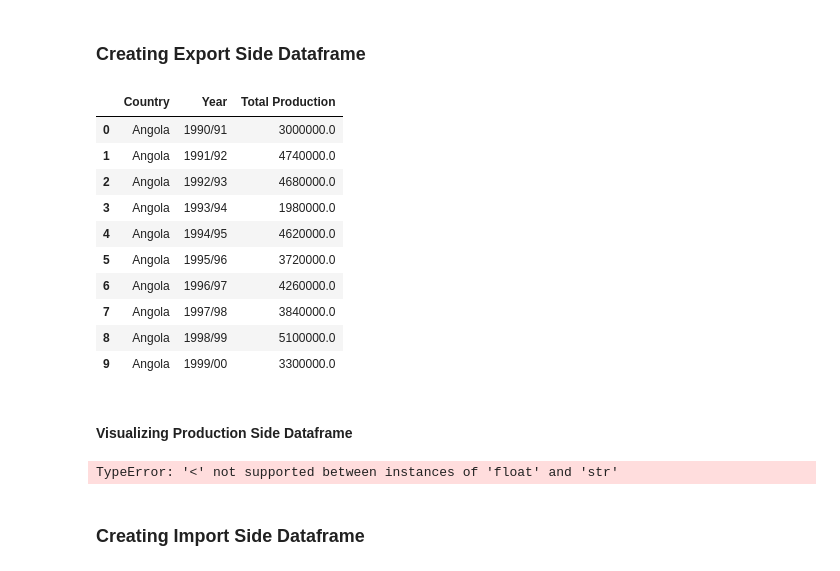
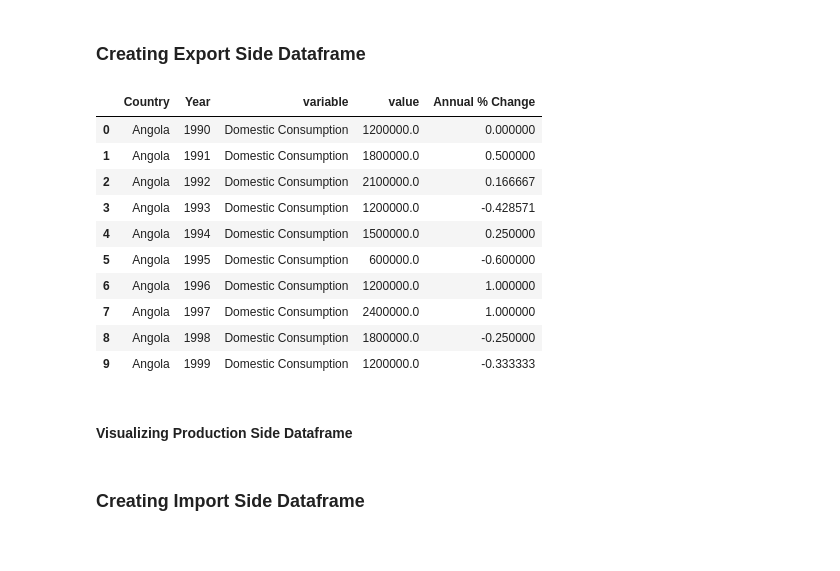
Before and after one commit to pinstripezebra/Coffee-Analysis, a Jupyter notebook: EDA_v2.ipynb, the cells around one changed output. Drawn from its saved outputs; the diff is of its cells as text; code cells hidden in the pictures.

```diff
--- a/EDA_v2.ipynb
+++ b/EDA_v2.ipynb
@@ -8,42 +8,51 @@ import os
 # %%
 # Getting the current working directory
 base_path = os.getcwd() + '//Data//'
 
 # Loading data and grouping to exclude coffee_type
-domestic_consumption = pd.read_csv(base_path + 'Coffee_domestic_consumption.csv').drop(columns = ['Total_domestic_consumption'])
-coffee_production = pd.read_csv(base_path + 'Coffee_production.csv').drop(columns = ['Total_production'])
+domestic_consumption = pd.read_csv(base_path + 'Coffee_domestic_consumption.csv').drop(columns = ['Total_domestic_consumption', 'Coffee type'])
+coffee_production = pd.read_csv(base_path + 'Coffee_production.csv').drop(columns = ['Total_production', 'Coffee type'])
 coffee_export = pd.read_csv(base_path + 'Coffee_export.csv').drop(columns = ['Total_export'])
 
 # Pivoting dataframes long and grouping to exclude coffee type since this isnt captured in export dataset
 domestic_consumption = pd.melt(domestic_consumption, id_vars=['Country']).rename(columns = {'variable': 'Year',
                                                                                                            'value': 'Domestic Consumption'}).groupby(['Country', 'Year']).sum().reset_index()
 coffee_production = pd.melt(coffee_production, id_vars=['Country']).rename(columns = {'variable': 'Year',
                                                                                                            'value': 'Total Production'}).groupby(['Country', 'Year']).sum().reset_index()
 coffee_export = pd.melt(coffee_export, id_vars=['Country']).rename(columns = {'variable': 'Year','value': 'Total Export'}).groupby(['Country', 'Year']).sum().reset_index()
 
+# Calculating year to year percent change
+#domestic_consumption['Annual % Change'] = domestic_consumption['Domestic Consumption'].pct_change()
+#coffee_production['Annual % Change'] = coffee_production['Total Production'].pct_change()
+#coffee_export['Annual % Change'] = coffee_export['Total Export'].pct_change()
+
 # Merging
 export_df = domestic_consumption.merge(coffee_production, left_on=['Country',  'Year'],
                                     right_on=['Country',  'Year'])
 export_df['Year'] = export_df['Year'].str[:4]
 export_df = export_df.merge(coffee_export, left_on=['Country',  'Year'],
                                     right_on=['Country', 'Year'])
 
-# Pivoting long
-export_long_df = export_df.melt(id_vars=['Country', 'Year'])
+# Pivoting long and adding average change measure
+export_long_df = export_df.melt(id_vars=['Country', 'Year']).sort_values(by = ['Country', 'variable', 'Year'])
+export_long_df['Annual % Change'] = export_long_df['value'].pct_change()
+export_long_df = export_long_df.fillna(0)
+export_long_df['Annual % Change'] = np.where(export_long_df['Year'] == 1990, 0, export_long_df['Annual % Change'])
+
+
 export_long_df.head(10)
-coffee_production.head(10)
 # %% [output]
-|  | Country | Year | Total Production |
-| 0 | Angola | 1990/91 | 3000000.0 |
-| 1 | Angola | 1991/92 | 4740000.0 |
-| 2 | Angola | 1992/93 | 4680000.0 |
-| 3 | Angola | 1993/94 | 1980000.0 |
-| 4 | Angola | 1994/95 | 4620000.0 |
-| 5 | Angola | 1995/96 | 3720000.0 |
-| 6 | Angola | 1996/97 | 4260000.0 |
-| 7 | Angola | 1997/98 | 3840000.0 |
-| 8 | Angola | 1998/99 | 5100000.0 |
-| 9 | Angola | 1999/00 | 3300000.0 |
+|  | Country | Year | variable | value | Annual % Change |
+| 0 | Angola | 1990 | Domestic Consumption | 1200000.0 | 0.000000 |
+| 1 | Angola | 1991 | Domestic Consumption | 1800000.0 | 0.500000 |
+| 2 | Angola | 1992 | Domestic Consumption | 2100000.0 | 0.166667 |
+| 3 | Angola | 1993 | Domestic Consumption | 1200000.0 | -0.428571 |
+| 4 | Angola | 1994 | Domestic Consumption | 1500000.0 | 0.250000 |
+| 5 | Angola | 1995 | Domestic Consumption | 600000.0 | -0.600000 |
+| 6 | Angola | 1996 | Domestic Consumption | 1200000.0 | 1.000000 |
+| 7 | Angola | 1997 | Domestic Consumption | 2400000.0 | 1.000000 |
+| 8 | Angola | 1998 | Domestic Consumption | 1800000.0 | -0.250000 |
+| 9 | Angola | 1999 | Domestic Consumption | 1200000.0 | -0.333333 |
 # %% [markdown]
 #### Visualizing Production Side Dataframe
 # %%
@@ -52,17 +61,16 @@ export_fig = px.bar(export_agg_df.sort_values(by = ['value'], ascending=False),
                          x = 'Country', y = 'value',color = 'variable', title = "Total Consumption and Production by Country")
 export_fig.show()
 # %%
-#print(coffee_production.head(10))
-top_producers = coffee_production.sort_values(by = 'Total Production', ascending= False)['Country'][:10]
-#top_producers = coffee_production[]
-'''
-time_fig = px.line(merged_aggregated[merged_aggregated['Country'].isin(top_producers)],
+# Calculating top producer countries
+top_producers = coffee_production[['Country', 'Total Production']].groupby(
+                                                                        'Country'
+                                                                           ).sum().reset_index().sort_values(by =
+                                                                            'Total Production', ascending= False)['Country'][:10]
+# Graphing top producer countries over time
+time_fig = px.line(export_long_df[export_long_df['Country'].isin(top_producers)],
                             x = 'Year', y = 'value', color = 'Country', line_dash = 'variable',
-                            title = 'Top 10 Countries Production versus Consumption')
+                            title = 'Top 10 Producer Countries')
 time_fig.show()
-'''
-# %% [output]
-TypeError: '<' not supported between instances of 'float' and 'str'
 # %% [markdown]
 ### Creating Import Side Dataframe
 # %%
```
Also changed, not shown: parts of 1 cell of this notebook, 1 other file.
